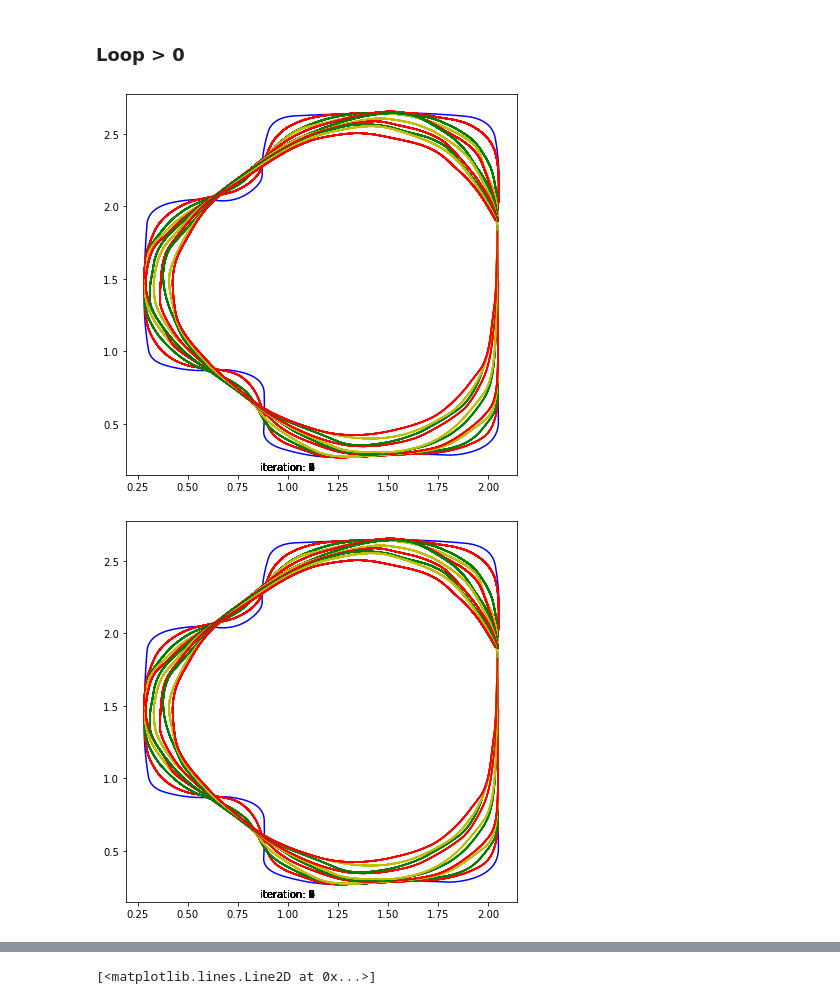
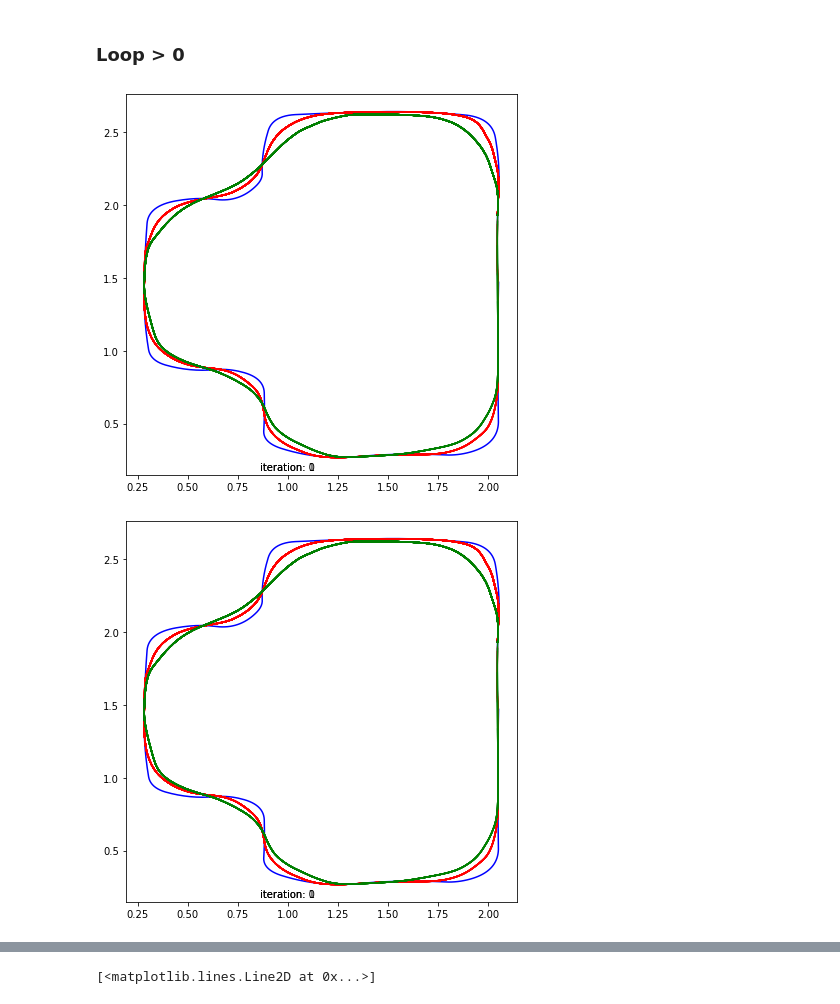
Before and after one commit to giuliovv/duckrace, a Jupyter notebook: iterative_mpc.ipynb, the cells around one changed output, grey strips where cells are left out. Saved outputs shown, nothing was run; the diff lists cells and outputs as text; code cells hidden in the pictures.

```diff
--- a/iterative_mpc.ipynb
+++ b/iterative_mpc.ipynb
@@ -135,8 +124,8 @@ t0 = traj[index:index+N_MPC+1, 2].T
 F = utils.model_F(dt=dt)
 # %%
 from collections import namedtuple
-Line = namedtuple('Line', 't y')
-finish_line = Line(300, 1.9) #2.2 same as start
+Line = namedtuple('Line', 't x y theta')
+finish_line = Line(300, pose.x, pose.y, pose.theta) #2.2 same as start
 # %%
 # K nearest neighbors
 K = 40
@@ -268,7 +256,7 @@ from sklearn.neighbors import NearestNeighbors
 
 from IPython import display as ipythondisplay
 # %%
-n_iterations = 10
+n_iterations = 2
 
 real_time_plot = True
 
@@ -290,6 +278,7 @@ idxs = []
 plain_loops = []
 
 plt.plot(traj[:,0], traj[:,1], "b")
+kdtraj = spatial.KDTree(traj[:, :2])
 
 for iteration in range(n_iterations):
     last_loop = X_log
@@ -325,6 +314,7 @@ for iteration in range(n_iterations):
 
         Js.append(J)
         idxs.append(idx)
+        _, traj_idx = kdtraj.query(np.array([x[0], x[1]]).reshape(-1))
         u, l = M(x, DM(D[:, :]), DM(J)/600, (np.arange(t, t+N-1)>=finish_line.t).T)
 
         U_log = np.column_stack((U_log, u))
@@ -342,35 +332,35 @@ for iteration in range(n_iterations):
 
         if x[1] >= finish_line.y and t >= finish_line.t:
             break
         t += 1
         if t%10 == 0 and real_time_plot:
             plt.plot(*X_log[:2,:], c=['r', 'g', 'y'][iteration%3])
             ipythondisplay.clear_output(wait=True)
             ipythondisplay.display(plt.gcf())
         # if t == 100:
         #     break
         if t == 150:
             # Now it can see all the points
             kdtree = spatial.KDTree(last_loop[:2, :].T)
             last_iterations[2, :100] = last_iterations[2, :100] + 2*np.pi
             nbrs = NearestNeighbors(n_neighbors=K, algorithm='ball_tree').fit(last_iterations[:2, :].T)
     last_points = X_log
     last_points = np.vstack((last_points, np.arange(last_points.shape[1])[::-1]))
 
     plain_loops.append(X_log)
 
     # Here only if use 1 iteration in the past
     last_iterations = last_points
 
     all_points_len = all_points.shape[1]
     if all_points_len > last_points.shape[1]:
         last_points = np.pad(last_points, ((0,0), (0, all_points_len-last_points.shape[1])), 'constant', constant_values=(0,0))
     if all_points_len < last_points.shape[1]:
         all_points = np.pad(all_points, ((0,0), (0, last_points.shape[1]-all_points_len)), 'constant', constant_values=(0,0))
     all_points = np.hstack((all_points, last_points))
 # %% [output]
-[figure, old version]
+[figure, new version]
-[figure, old version]
+[figure, new version]
 # %%
 plt.plot(np.min(Js,axis=1)*dt, label="Time to finish")
 plt.title("Time to finish from each step")
```
Also changed, not shown: parts of 8 cells of this notebook.
